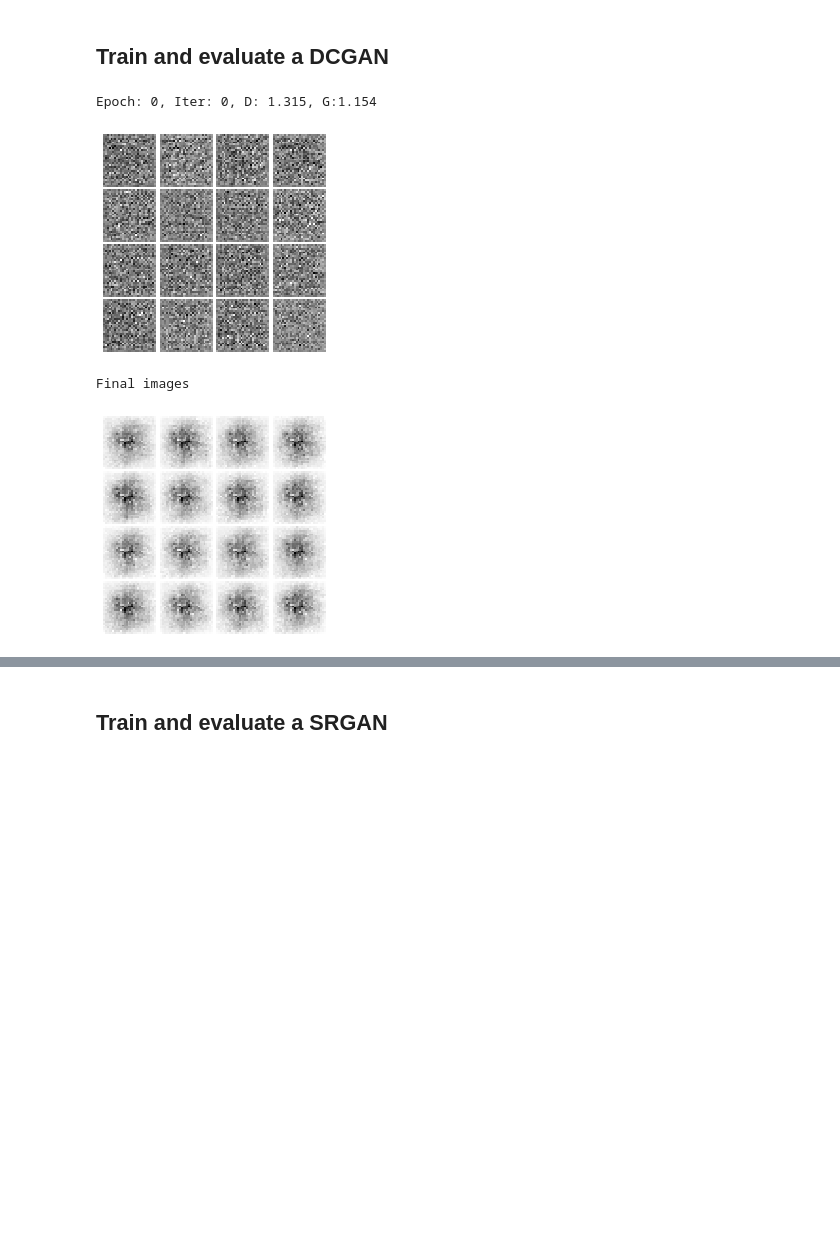
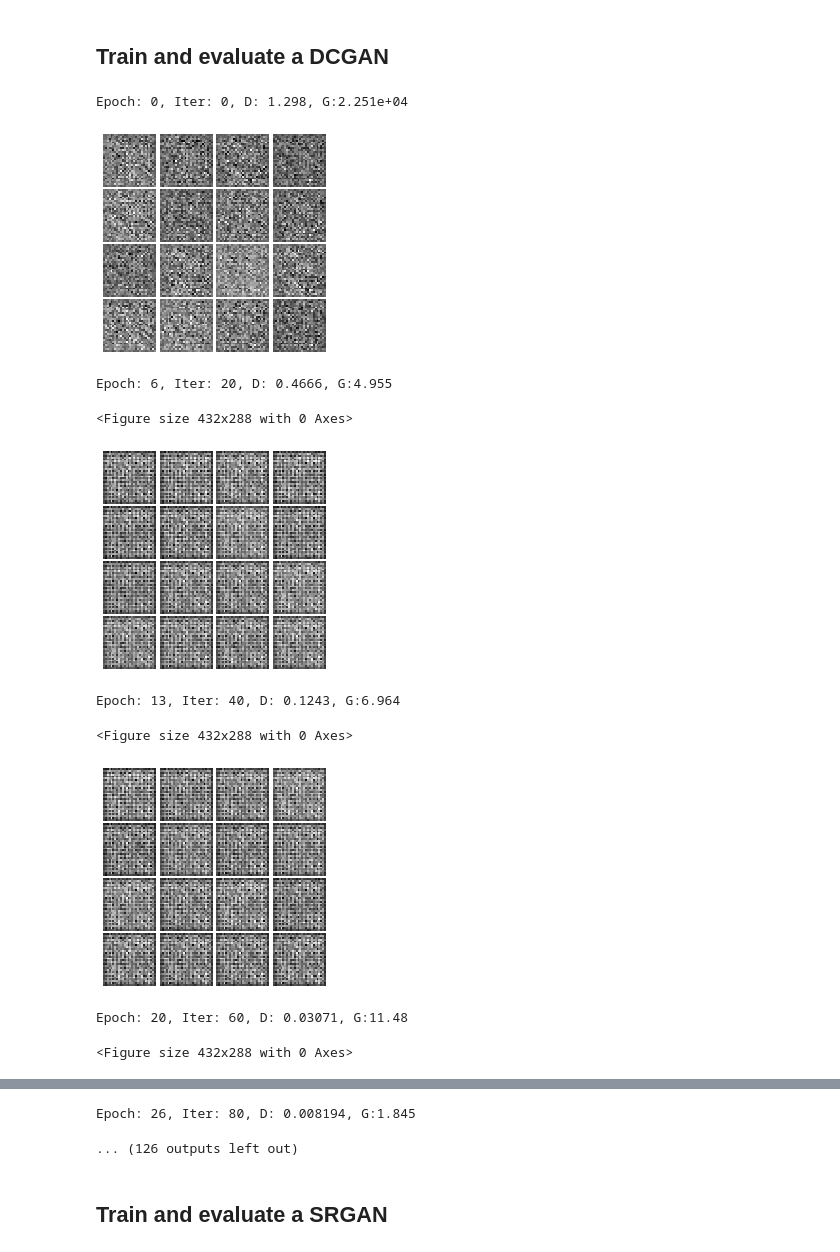
Before and after one commit to priyakasimbeg/cs231n, a Jupyter notebook: deployGAN.ipynb, the cells around one changed output, grey strips where cells are left out. Cells and saved outputs as stored; diff of their text form; code cells hidden in the pictures; blank space fills up the shorter version.

```diff
--- a/deployGAN.ipynb
+++ b/deployGAN.ipynb
@@ -11,15 +12,21 @@ from gan.gan import *
 # %%
 # Construct a DCGAN model
 dcgan = DCGAN()
 
 # Use the function you wrote earlier to get optimizers for the Discriminator and the Generator
 D_solver, G_solver = get_solvers()
 
 # Run it!
 g_errors, d_errors  = run_a_gan(dcgan.D, dcgan.G, D_solver, G_solver, discriminator_loss, generator_loss,
-                                num_epochs=3, batch_size=100)
+                                num_epochs=300, batch_size=100)
 # %% [output]
-Epoch: 0, Iter: 0, D: 1.315, G:1.154
+Epoch: 0, Iter: 0, D: 1.298, G:2.251e+04
-[figure, old version]
+[figure, new version]
-Final images
+Epoch: 6, Iter: 20, D: 0.4666, G:4.955
+<Figure size 432x288 with 0 Axes>
-[figure, old version]
+[figure, new version]
+Epoch: 13, Iter: 40, D: 0.1243, G:6.964
+<Figure size 432x288 with 0 Axes>
+[figure, added]
+Epoch: 20, Iter: 60, D: 0.03071, G:11.48
+<Figure size 432x288 with 0 Axes>
@@ -26,2 +34,4 @@ Final images
+Epoch: 26, Iter: 80, D: 0.008194, G:1.845
+... (126 outputs left out)
 # %% [markdown]
 ## Train and evaluate a SRGAN
```
Also changed, not shown: parts of 7 cells of this notebook, 1 other file.
